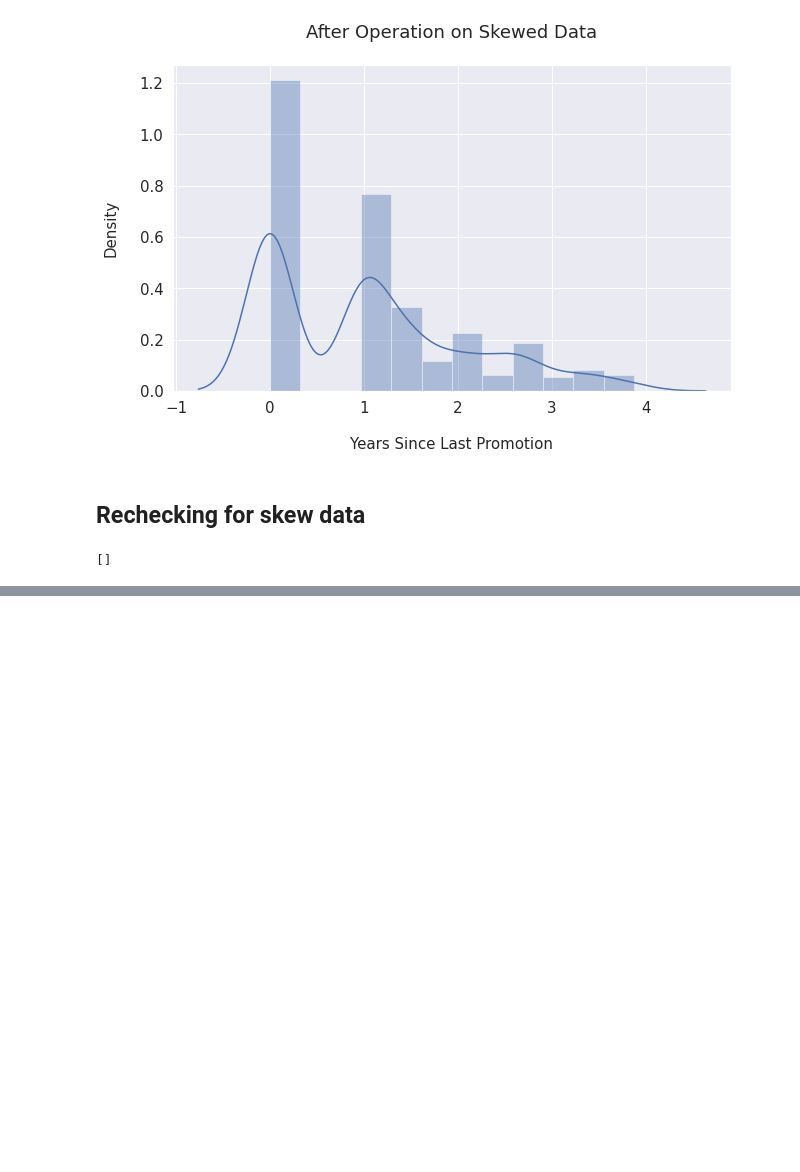
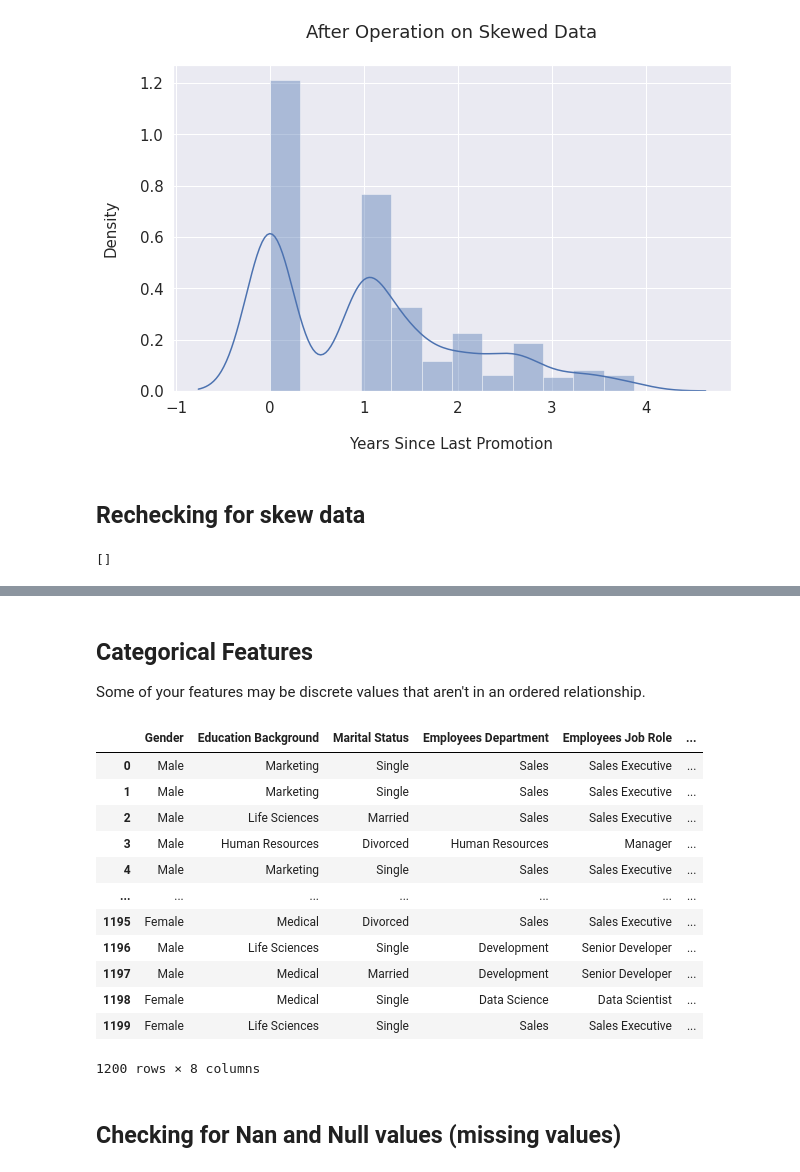
Before and after one commit to 21Ovi/Employee-Performance-Analysis, a Jupyter notebook: data_preprocessing.ipynb, the cells around one changed output, grey strips where cells are left out. Saved outputs shown, nothing was run; the diff lists cells and outputs as text; code cells hidden in the pictures; blank space fills up the shorter version.

```diff
--- a/data_preprocessing.ipynb
+++ b/data_preprocessing.ipynb
@@ -206,0 +229,24 @@ print(skewedness(num_data))
+# %% [markdown]
+## Categorical Features
+
+Some of your features may be discrete values that aren't in an ordered relationship.
+# %%
+# Storing object type data in obj_data variable
+obj_data = data.select_dtypes(include="object")
+obj_data
+# %% [output]
+|  | Gender | Education Background | Marital Status | Employees Department | Employees Job Role | ... |
+| 0 | Male | Marketing | Single | Sales | Sales Executive | ... |
+| 1 | Male | Marketing | Single | Sales | Sales Executive | ... |
+| 2 | Male | Life Sciences | Married | Sales | Sales Executive | ... |
+| 3 | Male | Human Resources | Divorced | Human Resources | Manager | ... |
+| 4 | Male | Marketing | Single | Sales | Sales Executive | ... |
+| ... | ... | ... | ... | ... | ... | ... |
+| 1195 | Female | Medical | Divorced | Sales | Sales Executive | ... |
+| 1196 | Male | Life Sciences | Single | Development | Senior Developer | ... |
+| 1197 | Male | Medical | Married | Development | Senior Developer | ... |
+| 1198 | Female | Medical | Single | Data Science | Data Scientist | ... |
+| 1199 | Female | Life Sciences | Single | Sales | Sales Executive | ... |
+1200 rows × 8 columns
+# %% [markdown]
+## Checking for Nan and Null values (missing values)
```
Also changed, not shown: parts of 8 cells of this notebook.
